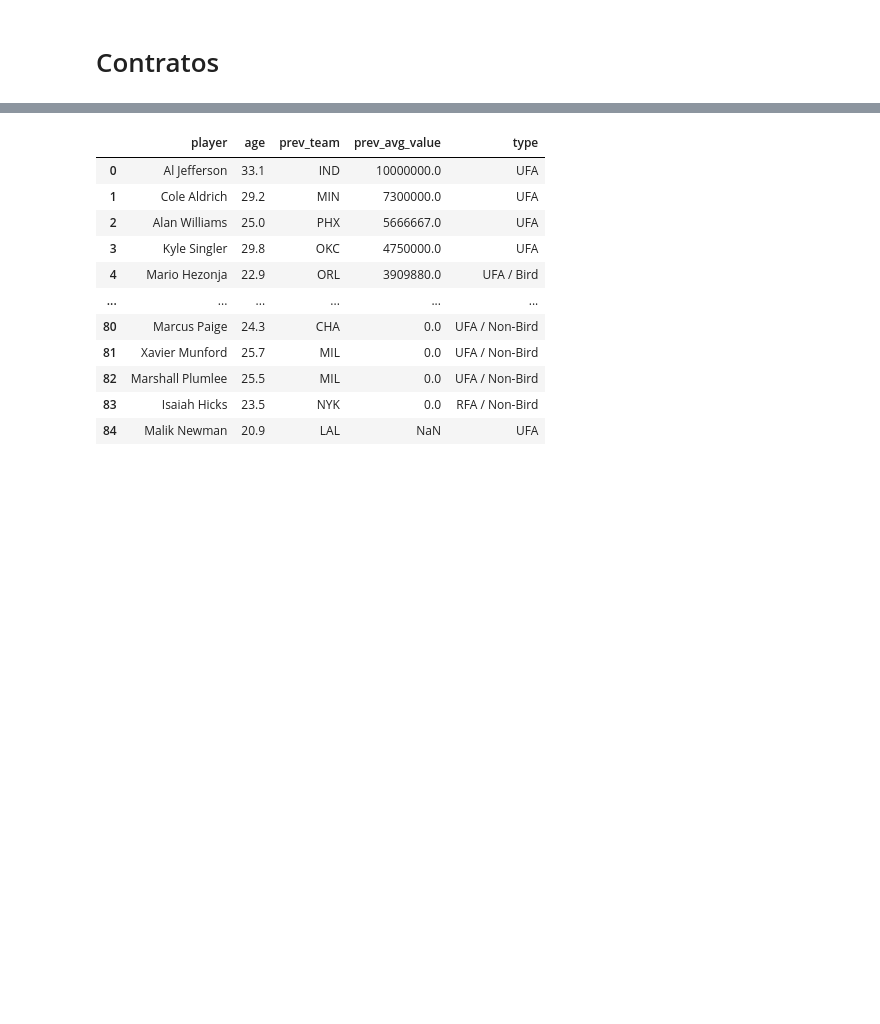
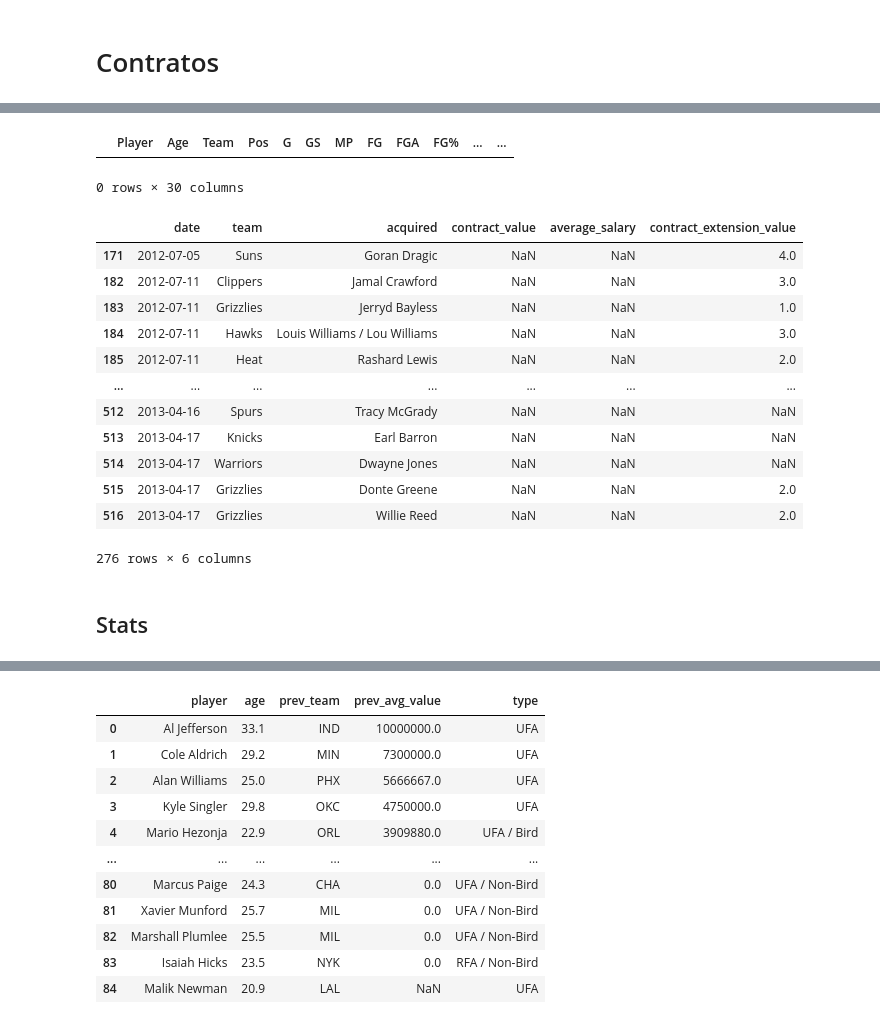
Before and after one commit to jmbarriola/nba-free-agents, a Jupyter notebook: data_wrangling.ipynb, the cells around one changed output, grey strips where cells are left out. Cells and saved outputs as stored; diff of their text form; code cells hidden in the pictures; blank space fills up the shorter version.

```diff
--- a/data_wrangling.ipynb
+++ b/data_wrangling.ipynb
@@ -67,0 +122,22 @@ unsigned_free_agents = pd.read_csv('data/raw/free_agents/unsigned/2018_unsigned_
+# %%
+df.loc[df.Player.str.contains('Silas', na=False)]
+# %% [output]
+|  | Player | Age | Team | Pos | G | GS | MP | FG | FGA | FG% | ... | ... |
+0 rows × 30 columns
+# %%
+free_agents.loc[(free_agents['contract_value'].isna())&(free_agents['signed_contract']),
+                                                  ['date', 'team', 'acquired', 'contract_value', 'average_salary', 'contract_extension_value']]
+# %% [output]
+|  | date | team | acquired | contract_value | average_salary | contract_extension_value |
+| 171 | 2012-07-05 | Suns | Goran Dragic | NaN | NaN | 4.0 |
+| 182 | 2012-07-11 | Clippers | Jamal Crawford | NaN | NaN | 3.0 |
+| 183 | 2012-07-11 | Grizzlies | Jerryd Bayless | NaN | NaN | 1.0 |
+| 184 | 2012-07-11 | Hawks | Louis Williams / Lou Williams | NaN | NaN | 3.0 |
+| 185 | 2012-07-11 | Heat | Rashard Lewis | NaN | NaN | 2.0 |
+| ... | ... | ... | ... | ... | ... | ... |
+| 512 | 2013-04-16 | Spurs | Tracy McGrady | NaN | NaN | NaN |
+| 513 | 2013-04-17 | Knicks | Earl Barron | NaN | NaN | NaN |
+| 514 | 2013-04-17 | Warriors | Dwayne Jones | NaN | NaN | NaN |
+| 515 | 2013-04-17 | Grizzlies | Donte Greene | NaN | NaN | 2.0 |
+| 516 | 2013-04-17 | Grizzlies | Willie Reed | NaN | NaN | 2.0 |
+276 rows × 6 columns
@@ -67,0 +150,2 @@ unsigned_free_agents = pd.read_csv('data/raw/free_agents/unsigned/2018_unsigned_
+# %% [markdown]
+## Stats
```
Also changed, not shown: parts of 22 cells of this notebook.
